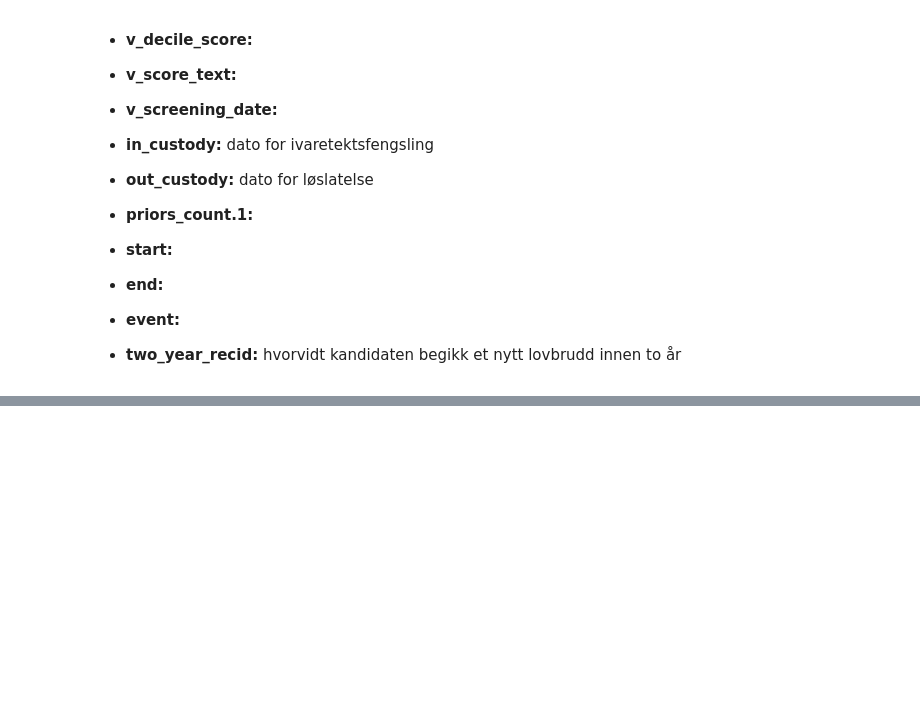
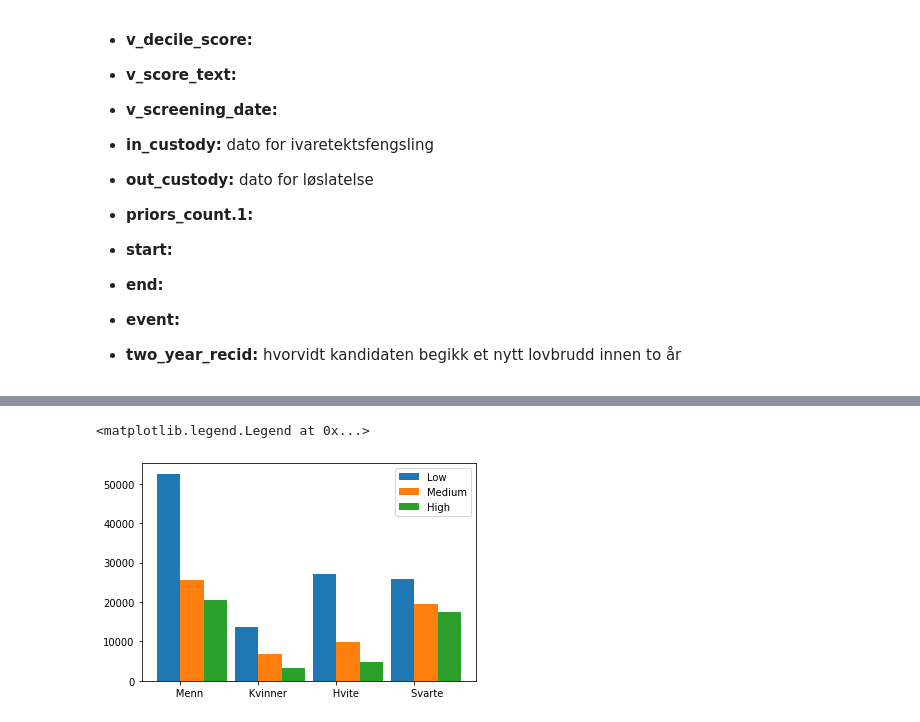
Before and after one commit to jonatanwins/COMPAS_project_HON2200, a Jupyter notebook: COMPAS.ipynb, the cells around one changed output, grey strips where cells are left out. Saved outputs shown, nothing was run; the diff lists cells and outputs as text; code cells hidden in the pictures; blank space fills up the shorter version.

```diff
--- a/COMPAS.ipynb
+++ b/COMPAS.ipynb
@@ -127,0 +126,33 @@ plt.legend(['Faktisk', 'Predikert'])
+# %%
+# hvor ofte ulike grupper fikk ulike risikoskårer
+
+low = {"Low_male" : df_male[df_male["score_text"] == "Low"].size,
+       "Low_female" : df_female[df_female["score_text"] == "Low"].size,
+       "Low_white" : df_white[df_white["score_text"] == "Low"].size,
+       "Low_black" : df_black[df_black["score_text"] == "Low"].size}
+
+medium = {"Medium_male" : df_male[df_male["score_text"] == "Medium"].size,
+          "Medium_female" : df_female[df_female["score_text"] == "Medium"].size,
+          "Medium_white" : df_white[df_white["score_text"] == "Medium"].size,
+          "Medium_black" : df_black[df_black["score_text"] == "Medium"].size}
+
+high = {"High_male" : df_male[df_male["score_text"] == "High"].size,
+       "High_female" : df_female[df_female["score_text"] == "High"].size,
+       "High_white" : df_white[df_white["score_text"] == "High"].size,
+       "High_black" : df_black[df_black["score_text"] == "High"].size}
+
+
+col_labs = ["Low", "Medium", "High", "h"]
+x_labs = ["      Menn", "      Kvinner", "      Hvite" ,"        Svarte"]
+x = np.arange(len(labs))
+width = 0.30
+
+plt.bar(x-0.15, low.values(), width)
+plt.bar(x+0.15, medium.values(), width)
+plt.bar(x+0.45, high.values(), width)
+
+plt.xticks(x, x_labs)
+plt.legend(col_labs)
+# %% [output]
+<matplotlib.legend.Legend at 0x...>
+[figure, added]
```
Also changed, not shown: parts of 2 cells of this notebook.
